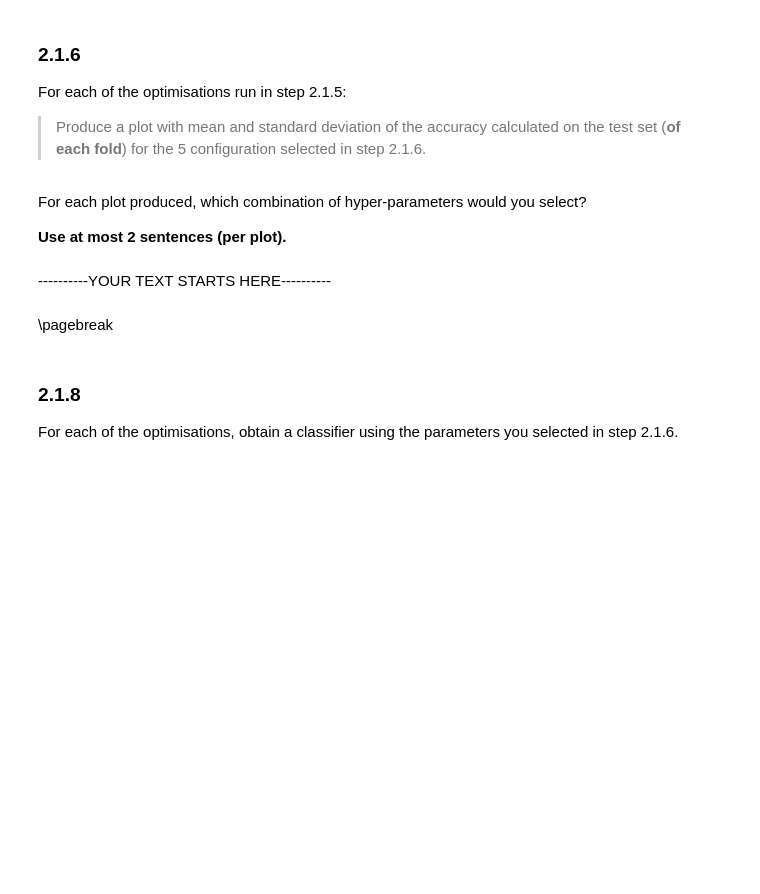
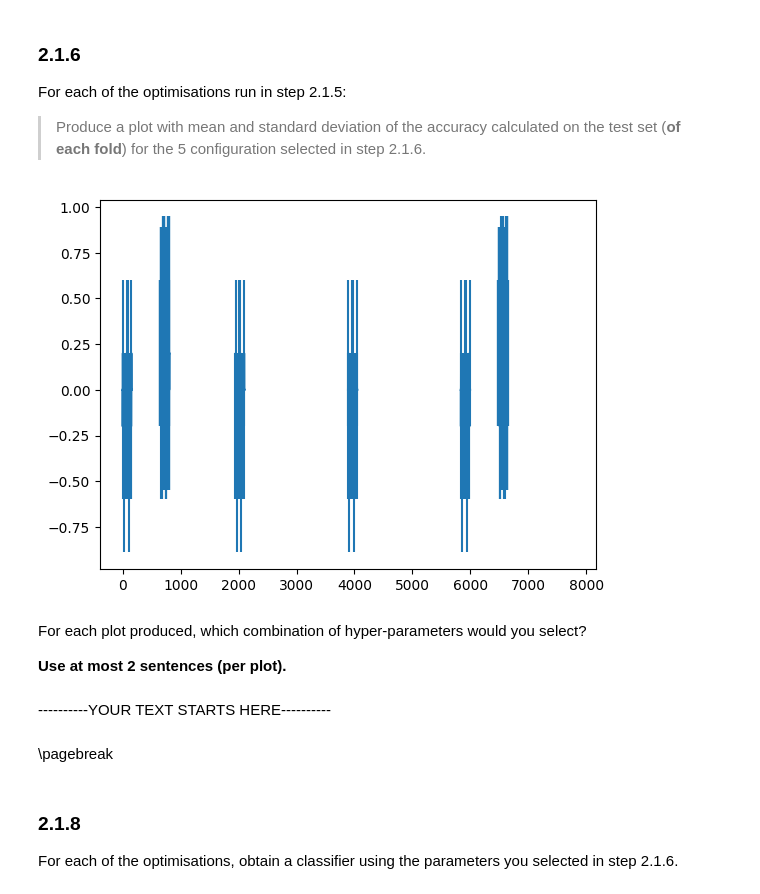
Before and after one commit to Joanna-O-Ben/ADM23_HW1, a Jupyter notebook: HW3/DMT2023_HW3_part_2.ipynb, the cells around one changed output. Drawn from its saved outputs; the diff is of its cells as text; code cells hidden in the pictures; blank space fills up the shorter version.

```diff
--- a/HW3/DMT2023_HW3_part_2.ipynb
+++ b/HW3/DMT2023_HW3_part_2.ipynb
@@ -830,7 +826,7 @@ vectorizer = TfidfVectorizer(lowercase= False)
 #                      'vect__ngram_range': [(1, 1), (2, 2), (3, 3)], 'vect__max_df': [0.9, 0.95, 1.0], 'vect__min_df': [1,2,3],
 #                      'vect__norm': ['l1', 'l2', None]}
 
-TfidfVectorizer_parameters = {'vect__strip_accents': ['ascii', 'unicode', None], 'vect__analyzer': ['word', 'char', 'char_wb'],
+TfidfVectorizer_parameters = {'vect__analyzer': ['word', 'char', 'char_wb'],
                      'vect__ngram_range': [(1, 1), (2, 2), (3, 3)], 'vect__min_df': [1,2,3], 'vect__norm': ['l1', 'l2', None]}
 
 
@@ -877,7 +873,7 @@ clf2 = SVC(random_state= 123)
 
 KNeighborsClassifier_parameters = {'clf__n_neighbors': [5, 10, 15, 20], 'clf__weights': ['uniform', 'distance'],
                                    'clf__algorithm': ['auto', 'ball_tree', 'kd_tree', 'brute'],
-                                   'clf__metric': ['cityblock', 'cosine', 'nan_euclidean']}
+                                   'clf__p': [1,2,3]}
 
 SVC_parameters = {'clf__C': [0.25, 0.5, 1., 2., 4.], 'clf__kernel': ['linear', 'poly', 'rbf', 'sigmoid', 'precomputed'],
                   'clf__gamma': ['scale', 'auto'], 'clf__shrinking': [True, False]}
@@ -982,22 +1014,24 @@ For each of the optimisations run in step 2.1.5:
 > Select the 5 best configurations and print them.
 # %%
 #YOUR CODE STARTS HERE#
+results_mean_test_score_1, results_mean_test_score_2, results_params_1, results_params_2 = [], [],  [], []
+results_test_score_sd_1, results_test_score_sd_2 = [], []
 
-results_mean_test_score = []
-results_params = []
-
-number_of_candidates = len(grid_search1.cv_results_['params'])
-for i in range(number_of_candidates):
-  results_mean_test_score.append(grid_search1.cv_results_['mean_test_score'][i])
-  results_params.append(grid_search1.cv_results_['params'][i])
-
-df = pd.DataFrame(list(zip(results_params, results_mean_test_score)), columns =['configuration', 'mean_test_score'])
-df.sort_values("mean_test_score", ascending=False, ignore_index=True).head(5)
-
-
-
-
-
-
+number_of_candidates_1 = len(grid_search1.cv_results_['params'])
+for i in range(number_of_candidates_1):
+  results_mean_test_score_1.append(grid_search1.cv_results_['mean_test_score'][i])
+  results_test_score_sd_1.append(grid_search1.cv_results_['std_test_score'][i])
+  results_params_1.append(grid_search1.cv_results_['params'][i])
+df_1 = pd.DataFrame(list(zip(results_params_1, results_mean_test_score_1, results_test_score_sd_1)),
+                    columns =['configuration', 'mean_test_score', 'std_test_score'])
+df_1.sort_values("mean_test_score", ascending=False, ignore_index=True).head(5)
+number_of_candidates_2 = len(grid_search2.cv_results_['params'])
+for i in range(number_of_candidates_2):
+  results_mean_test_score_2.append(grid_search2.cv_results_['mean_test_score'][i])
+  results_test_score_sd_2.append(grid_search2.cv_results_['std_test_score'][i])
+  results_params_2.append(grid_search2.cv_results_['params'][i])
+df_2 = pd.DataFrame(list(zip(results_params_2, results_mean_test_score_2, results_test_score_sd_2)),
+                    columns =['configuration', 'mean_test_score', 'std_test_score'])
+df_2.sort_values("mean_test_score", ascending=False, ignore_index=True).head(5)
 #YOUR CODE ENDS HERE#
 #THIS IS LINE 20#
@@ -1009,24 +1050,26 @@ For each of the optimisations run in step 2.1.5:
 # %%
 #YOUR CODE STARTS HERE#
 
-
-
+plt.errorbar(df_1.index, df_1['mean_test_score'], yerr=df_1['std_test_score'])
+plt.show()
 
 
 
 
 
 
 
 
 
 
 
 
 
 
 #YOUR CODE ENDS HERE#
 #THIS IS LINE 20#
+# %% [output]
+[figure, added]
 # %% [markdown]
 For each plot produced, which combination of hyper-parameters would you select?
 
```
Also changed, not shown: parts of 8 cells of this notebook.
